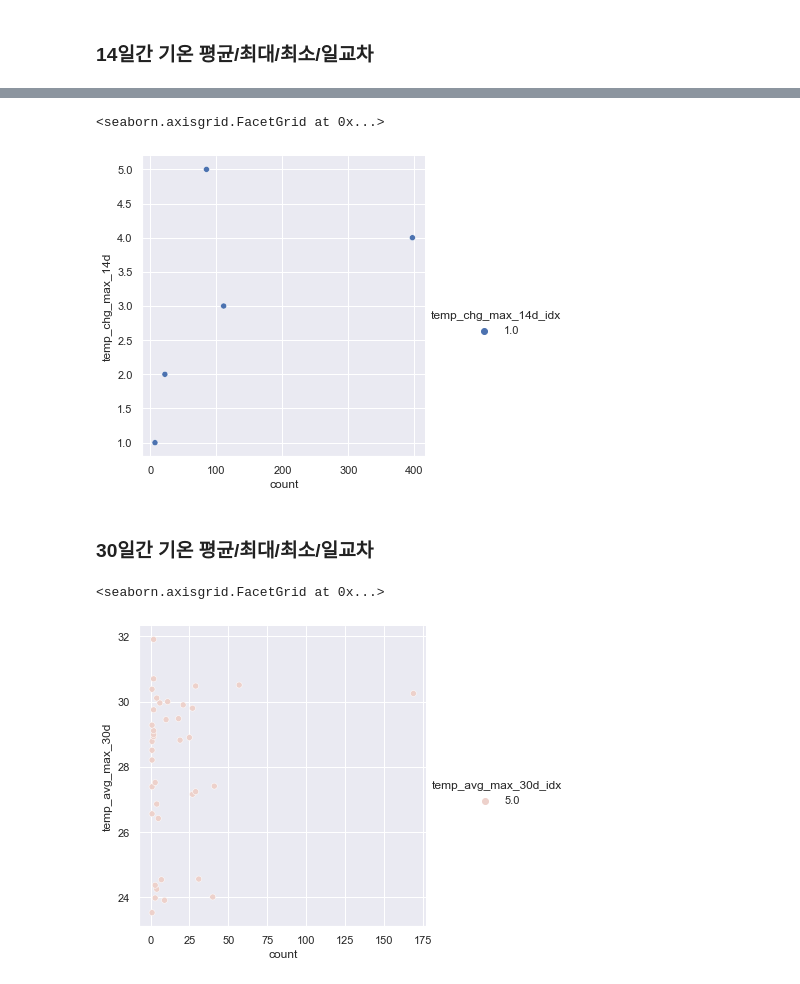
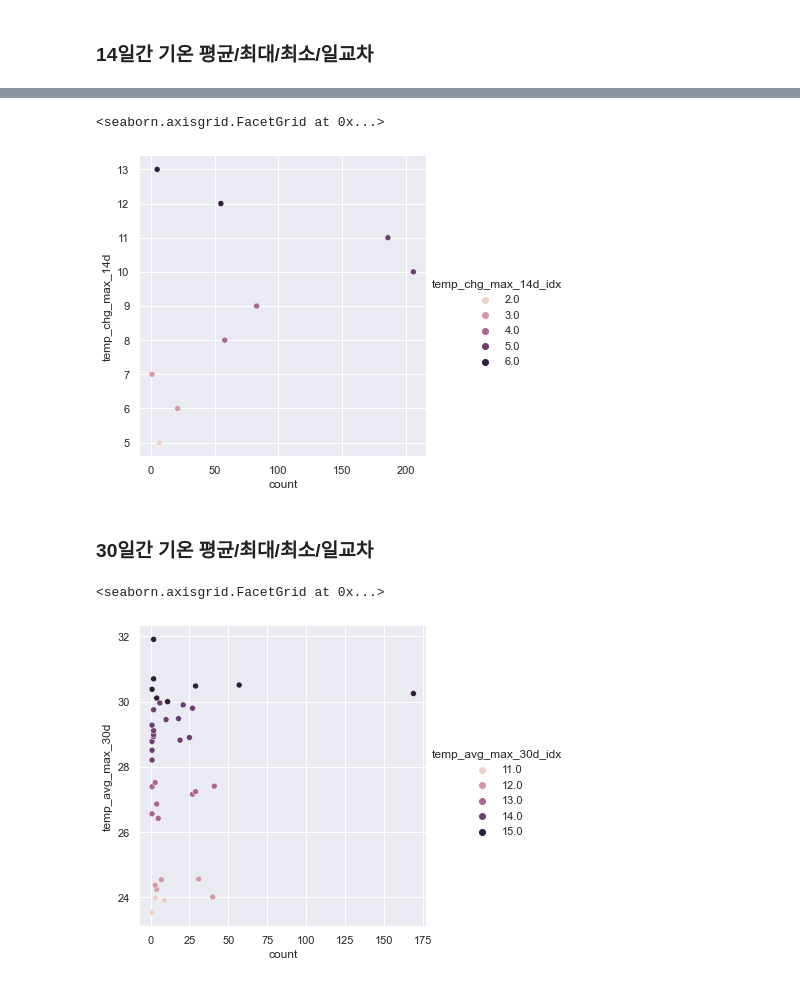
Before and after one commit to hoochh/python_lecture, a Jupyter notebook: project/220705_포트홀-기온.ipynb, the cells around one changed output, grey strips where cells are left out. Cells and saved outputs as stored; diff of their text form; code cells hidden in the pictures.

```diff
--- a/project/220705_포트홀-기온.ipynb
+++ b/project/220705_포트홀-기온.ipynb
@@ -46,7 +46,7 @@ pothole_df
 |  | 2308078 | 1 |
 622 rows × 1 columns
 # %%
-temp_days_df = pd.read_csv('data/데이터원소화/전체날씨데이터/7_14_30일간_기온_평균최대_평균최소_최대일교차_최대기온_최소기온_index.csv')
+temp_days_df = pd.read_csv('data/데이터원소화/전체날씨데이터/7_14_30일간_기온_평균최대_평균최소_최대일교차_최대기온_최소기온.csv')
 
 temp_days_df = temp_days_df.set_index(['date','region_id'])
 
@@ -130,9 +132,10 @@ sns.relplot(x='count', y='temp_min_14d',hue='temp_min_14d_idx',data=merge_td_tmi
 # %%
-merge_td_chg = merge_td.groupby('temp_chg_max_14d',as_index=False).agg({'count':'count', 'temp_chg_max_14d_idx':'mean'})
-sns.relplot(x='count', y='temp_chg_max_14d',hue='temp_chg_max_14d_idx',data=merge_td_chg)
+merge_td_chg_14d = merge_td.groupby('temp_chg_max_14d',as_index=False).agg({'count':'count', 'temp_chg_max_14d_idx':'mean'})
+sns.relplot(x='count', y='temp_chg_max_14d',hue='temp_chg_max_14d_idx',data=merge_td_chg_14d)
+# sns.heatmap(merge_td_chg_14d.corr(), annot=True)
 # %% [output]
 <seaborn.axisgrid.FacetGrid at 0x...>
-[figure, old version]
+[figure, new version]
 # %% [markdown]
 ### 30일간 기온 평균/최대/최소/일교차
 # %%
@@ -140,7 +143,7 @@ merge_td_tavg_max = merge_td.groupby('temp_avg_max_30d',as_index=False).agg({'co
 sns.relplot(x='count', y='temp_avg_max_30d',hue='temp_avg_max_30d_idx',data=merge_td_tavg_max)
 # %% [output]
 <seaborn.axisgrid.FacetGrid at 0x...>
-[figure, old version]
+[figure, new version]
 # %%
 merge_td_tavg_min = merge_td.groupby('temp_avg_min_30d',as_index=False).agg({'count':'count', 'temp_avg_min_30d_idx':'mean'})
 sns.relplot(x='count', y='temp_avg_min_30d',hue='temp_avg_min_30d_idx',data=merge_td_tavg_min)
```
Also changed, not shown: parts of 17 cells of this notebook, 9 other files.
